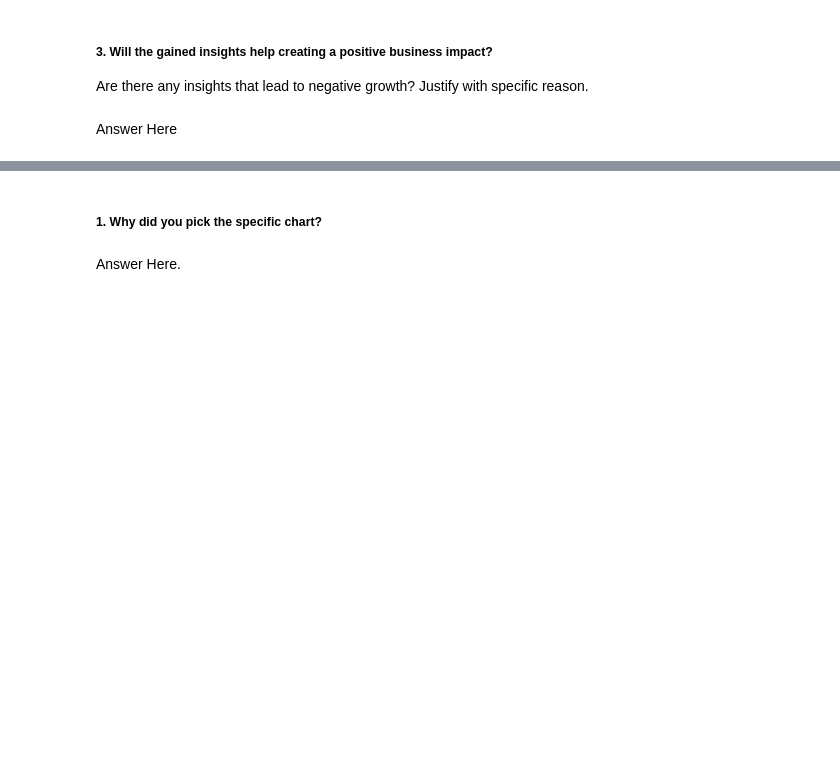
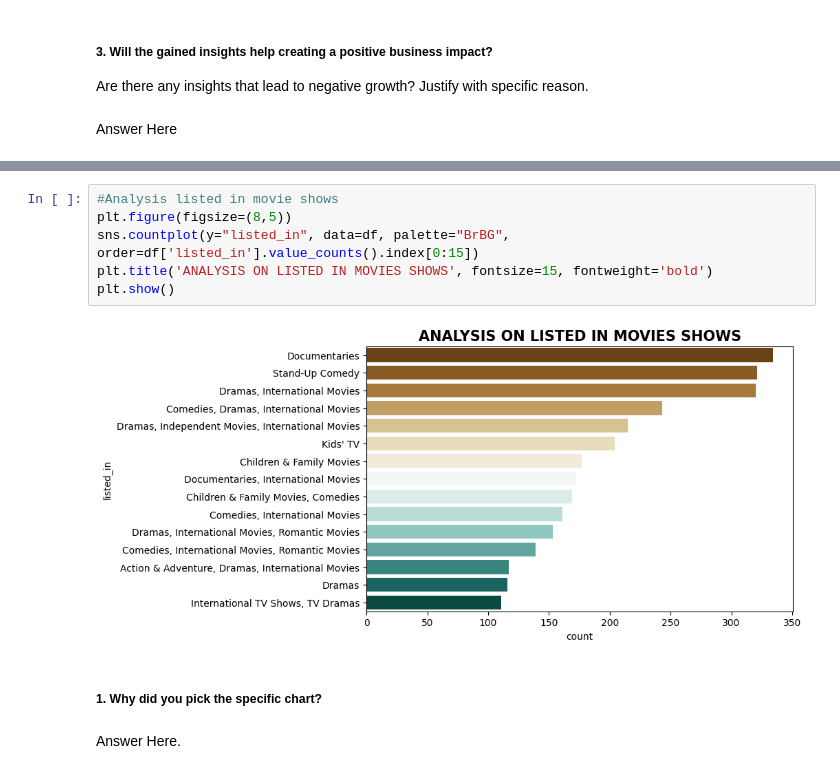
Before and after one commit to GaytriChoudhari/Unsupervised_ML_Netflix_Movies_and_TV_Shows_Clustering, a Jupyter notebook: Unsupervised_ML_Netflix_Movies_and_TV_Shows_Clustering.ipynb, the cells around one changed output, grey strips where cells are left out. Cells and saved outputs as stored; diff of their text form; blank space fills up the shorter version.

```diff
--- a/Unsupervised_ML_Netflix_Movies_and_TV_Shows_Clustering.ipynb
+++ b/Unsupervised_ML_Netflix_Movies_and_TV_Shows_Clustering.ipynb
@@ -628,3 +706,11 @@ Answer Here
+# %%
+#Analysis listed in movie shows
+plt.figure(figsize=(8,5))
+sns.countplot(y="listed_in", data=df, palette="BrBG", order=df['listed_in'].value_counts().index[0:15])
+plt.title('ANALYSIS ON LISTED IN MOVIES SHOWS', fontsize=15, fontweight='bold')
+plt.show()
+# %% [output]
+[figure, added]
 # %% [markdown]
 ##### 1. Why did you pick the specific chart?
 # %% [markdown]
```
Also changed, not shown: parts of 21 cells of this notebook.
